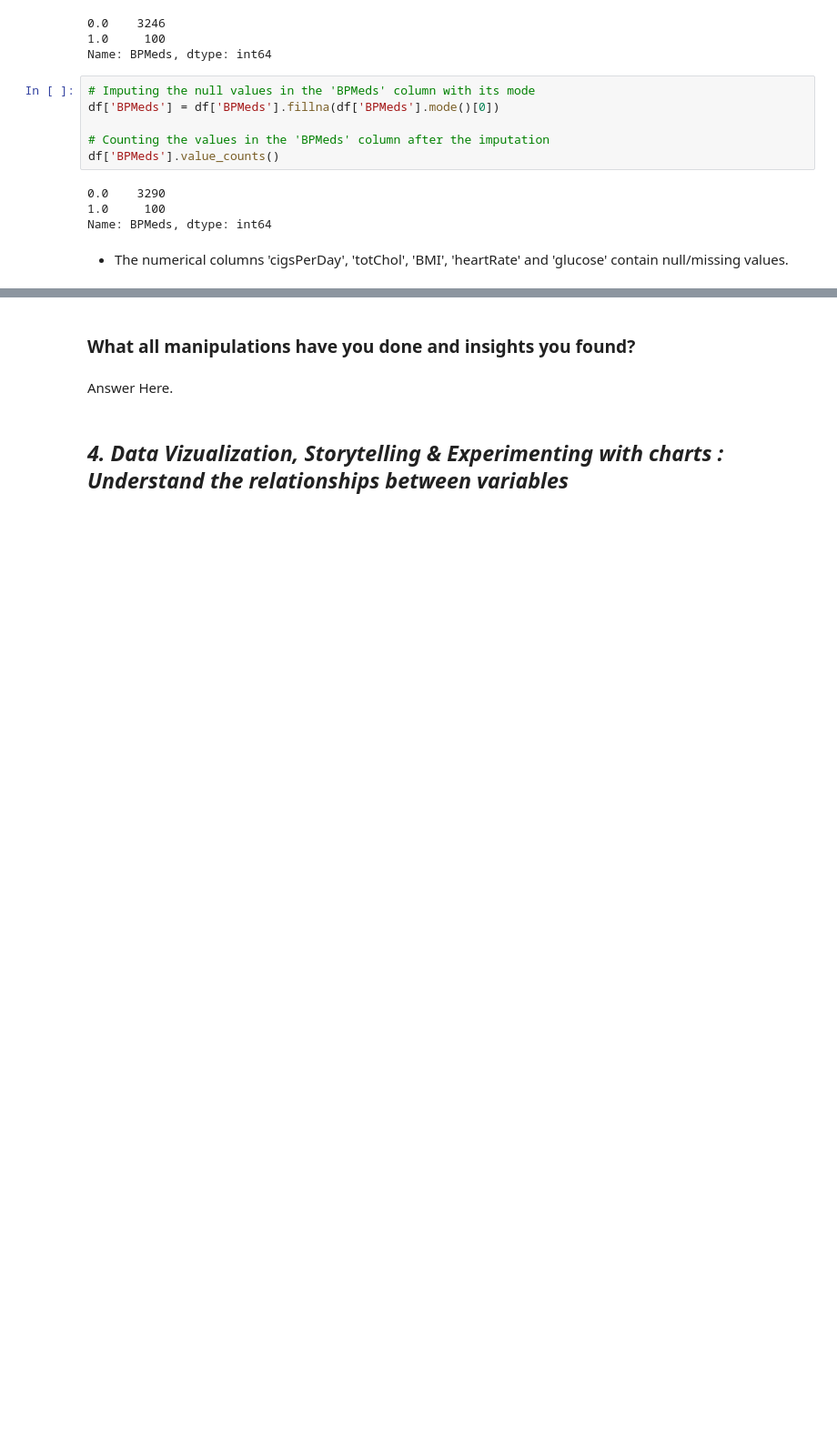
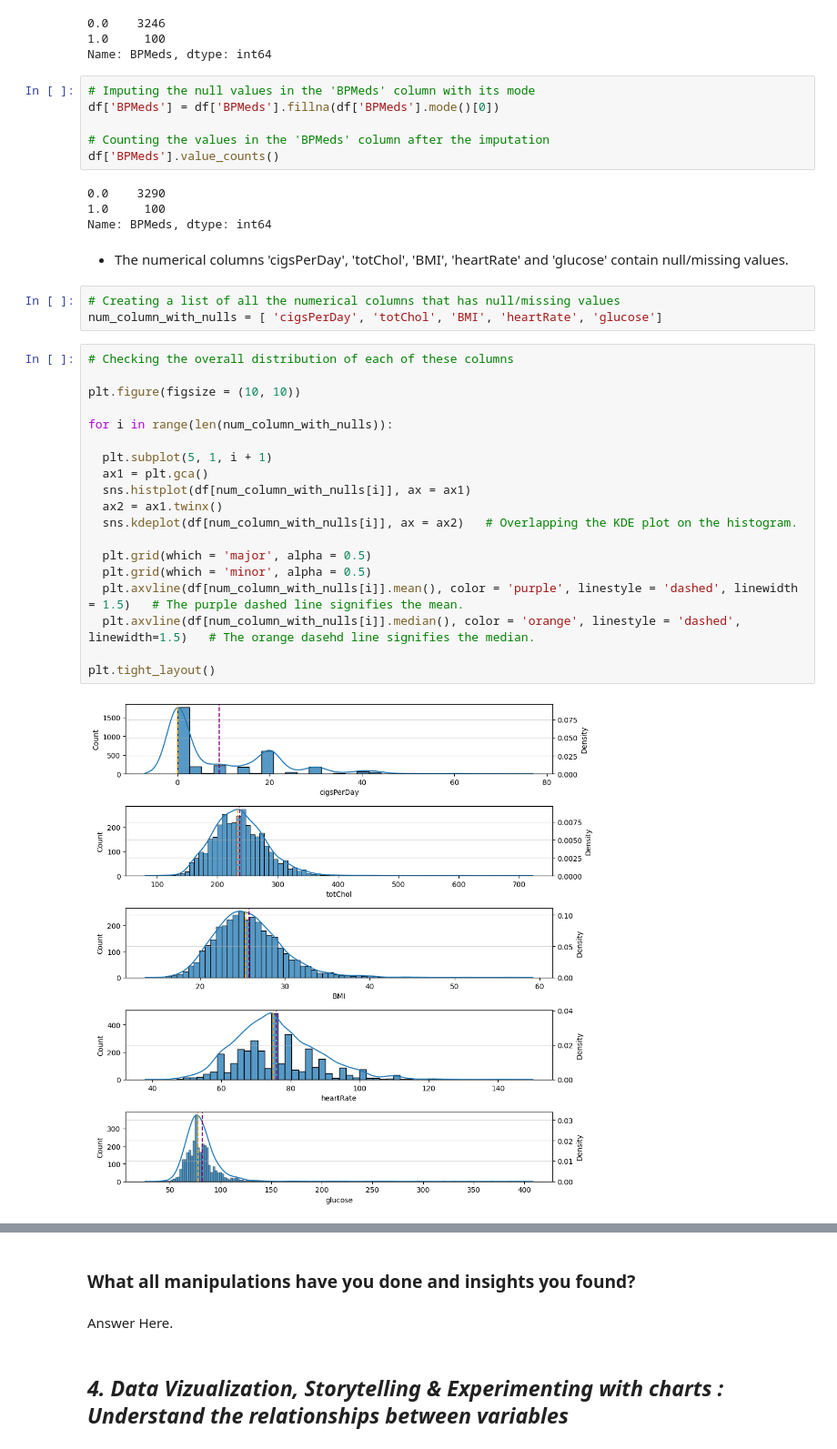
Before and after one commit to dipankarsahu1000/Cardiovascular-Risk-Prediction, a Jupyter notebook: Cardiovascular_Risk_Prediction.ipynb, the cells around one changed output, grey strips where cells are left out. Shown at 91% size. Drawn from its saved outputs; the diff is of its cells as text; blank space fills up the shorter version.

```diff
--- a/Cardiovascular_Risk_Prediction.ipynb
+++ b/Cardiovascular_Risk_Prediction.ipynb
@@ -339,3 +339,27 @@ df['BPMeds'].value_counts()
 Name: BPMeds, dtype: int64
 # %% [markdown]
 * The numerical columns 'cigsPerDay', 'totChol', 'BMI', 'heartRate' and 'glucose' contain null/missing values.
+# %%
+# Creating a list of all the numerical columns that has null/missing values
+num_column_with_nulls = [ 'cigsPerDay', 'totChol', 'BMI', 'heartRate', 'glucose']
+# %%
+# Checking the overall distribution of each of these columns
+
+plt.figure(figsize = (10, 10))
+
+for i in range(len(num_column_with_nulls)):
+
+  plt.subplot(5, 1, i + 1)
+  ax1 = plt.gca()
+  sns.histplot(df[num_column_with_nulls[i]], ax = ax1)
+  ax2 = ax1.twinx()
+  sns.kdeplot(df[num_column_with_nulls[i]], ax = ax2)   # Overlapping the KDE plot on the histogram.
+
+  plt.grid(which = 'major', alpha = 0.5)
+  plt.grid(which = 'minor', alpha = 0.5)
+  plt.axvline(df[num_column_with_nulls[i]].mean(), color = 'purple', linestyle = 'dashed', linewidth = 1.5)   # The purple dashed line signifies the mean.
+  plt.axvline(df[num_column_with_nulls[i]].median(), color = 'orange', linestyle = 'dashed', linewidth=1.5)   # The orange dasehd line signifies the median.
+
+plt.tight_layout()
+# %% [output]
+[figure, added]
```
Also changed, not shown: parts of 6 cells of this notebook.
